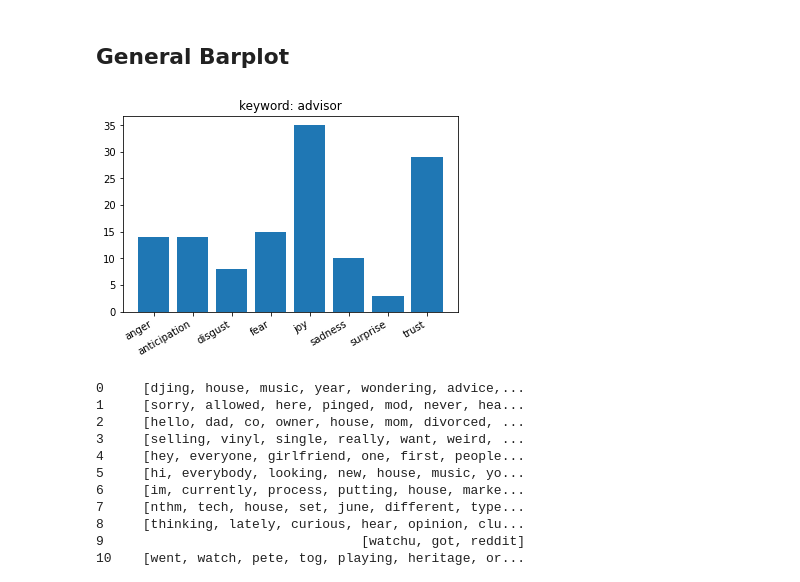
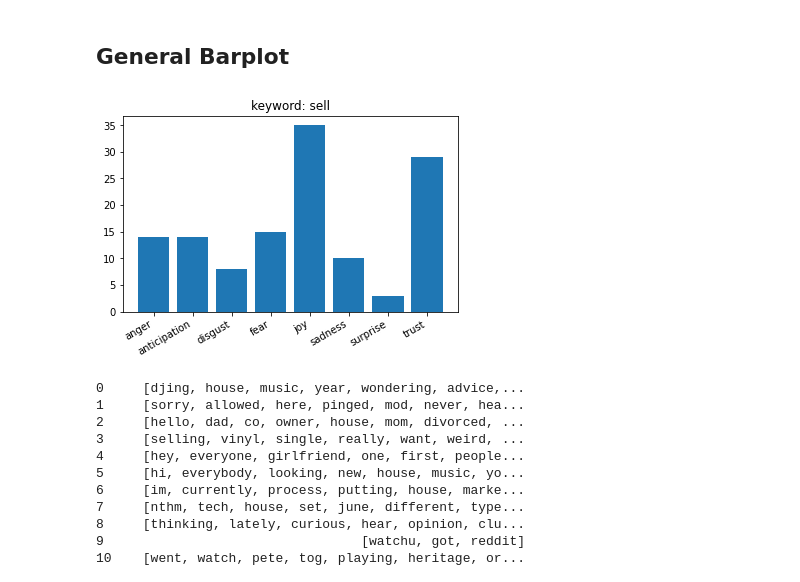
Before and after one commit to philhuang74/CaliforniaHousing_Pic16BProject, a Jupyter notebook: Reddit Sentiment & Topic Modeling on House/Multiple Emotion Wordcloud_sell.ipynb, the cells around one changed output. Saved outputs shown, nothing was run; the diff lists cells and outputs as text; code cells hidden in the pictures.

```diff
--- a/Reddit Sentiment & Topic Modeling on House/Multiple Emotion Wordcloud_sell.ipynb
+++ b/Reddit Sentiment & Topic Modeling on House/Multiple Emotion Wordcloud_sell.ipynb
@@ -101,35 +101,35 @@ stop_words = ["i", "me", "my", "myself", "we", "our", "ours", "ourselves", "you"
 # %%
 col = [x for x in df1['selftext']]
 text = str(col)
 
 lower_case = text.lower()
 # Removing punctuations
 cleaned_text = lower_case.translate(str.maketrans('', '', string.punctuation))
 tokenized_words = cleaned_text.split()
 final_words = []
 for word in tokenized_words:
     if word not in stop_words:
         final_words.append(word)
 
 
 emotion_list = []
 word=list(df_word.word)
 emotion=list(df_word.emotion)
 
 for i in range(len(df_word)):
     if word[i] in final_words:
         emotion_list.append(emotion[i])
 
 w = Counter(emotion_list)
 
 
 fig, ax1 = plt.subplots()
 ax1.bar(w.keys(), w.values())
 fig.autofmt_xdate()
-plt.title('keyword: advisor')
+plt.title('keyword: sell')
 plt.show()
 # %% [output]
-[figure, old version]
+[figure, new version]
 # %%
 def emo(tokens,emo):
     zip_iterator = zip(df_word.word, df_word.emotion)
```
Also changed, not shown: parts of 6 cells of this notebook, 32 other files.
